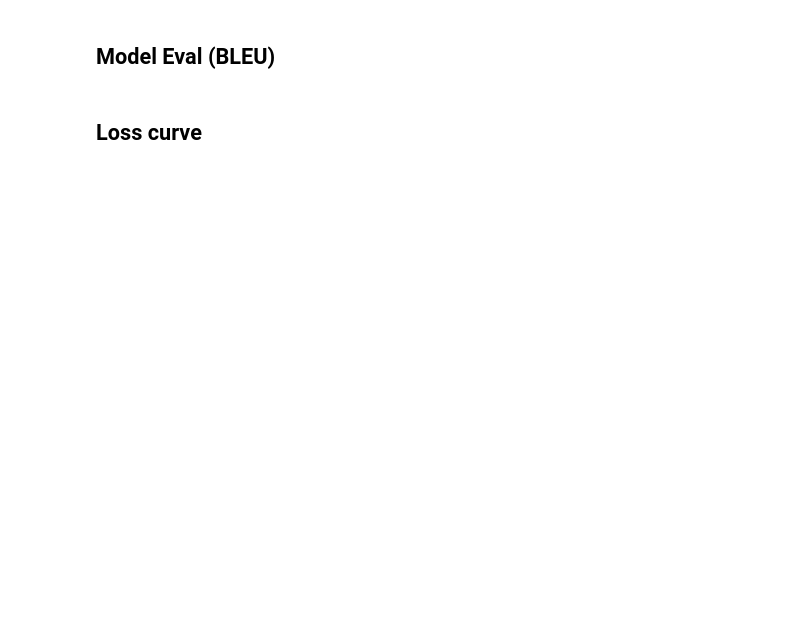
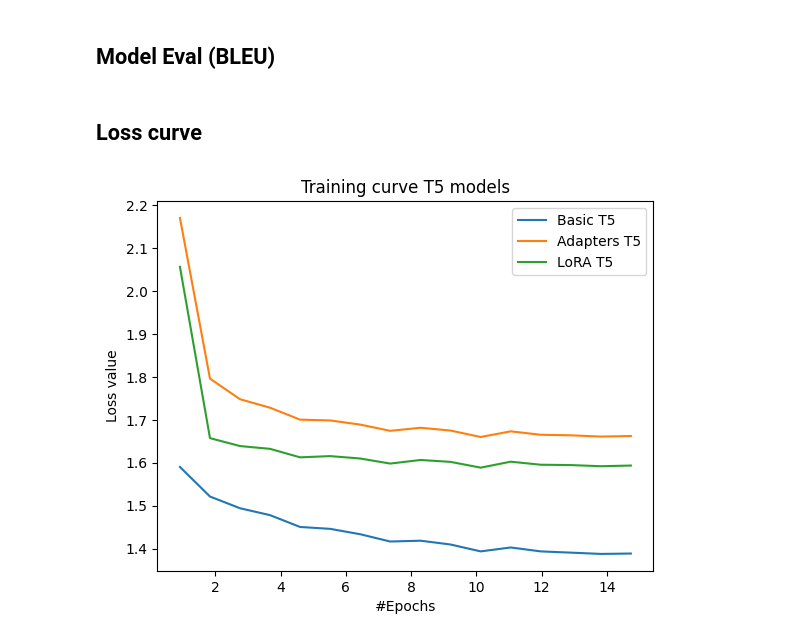
Before and after one commit to Anshumaan-Chauhan02/VST, a Jupyter notebook: Story_Generation_T5.ipynb, the cells around one changed output. Drawn from its saved outputs; the diff is of its cells as text; code cells hidden in the pictures; blank space fills up the shorter version.

```diff
--- a/Story_Generation_T5.ipynb
+++ b/Story_Generation_T5.ipynb
@@ -407,4 +379,5 @@ test_df['Input'] = test_df['Input'].apply(encode_input)
 # %%
+test_df = test_df[test_df['len']<350]
 test_df.reset_index(drop=True, inplace=True)
 # %%
 num_beams = 1
@@ -419,9 +392,9 @@ for x in decoding_strats:
   predictions = []
   references = []
   num_beams, top_p, do_sample = x
-  for idx,row in test_df.iterrows():
+  for idx in test_df.iterrows():
     references.append(test_df['Summary'].iloc[idx])
-    predictions.append(tokenizer.batch_decode(model.generate(test_df['Input'].iloc[idx], num_beams = num_beams, top_p = top_p, do_sample = do_sample, min_length = len(test_df['Summary'].iloc[idx]), max_length = len(test_df['Summary'].iloc[idx])), skip_special_tokens=True))
+    predictions.append(tokenizer.batch_decode(model.generate(test_df['Input'].iloc[idx], num_beams = num_beams, top_p = top_p, do_sample = do_sample, max_length = len(test_df['Summary'].iloc[idx])), skip_special_tokens=True))
   base_results = bleu.compute(predictions=predictions, references=references)
   results.append(base_results)
 print(results)
@@ -430,6 +403,3 @@ print(results)
 # %%
 import matplotlib.pyplot as plt
 %matplotlib inline
-# %%
-#Loading the trainer_state json file, which consists of the losses at different steps/epochs
-df = pd.read_json('Add path to the json file')
@@ -436,3 +408,6 @@ df = pd.read_json('Add path to the json file')
+# %%
+# List of different configurations of T5 model
+models = ['Basic','Adapters','LoRA']
 # %%
 #Abstraction of the loss and epochs from the log history
 def get_epoch(x):
@@ -447,6 +418,16 @@ df ['loss'] = df['log_history'].apply(get_loss)
 # %%
-#Plotting of the training loss curve for the FT Model
-plt.plot(df['epoch_number'].values, df['loss'].values)
+for i in models:
+  #Loading the trainer_state json file, which consists of the losses at different steps/epochs
+  df = pd.read_json(f'/content/drive/MyDrive/Visual Story Telling/Story_Gen_Model/{i}/checkpoint-8000/trainer_state.json')
+  #Organize in a way to extract losses and steps
+  df['epoch_number'] = df['log_history'].apply(get_epoch)
+  df ['loss'] = df['log_history'].apply(get_loss)
+  #Plotting of the training loss curve for the FT Model
+  plt.plot(df['epoch_number'].values, df['loss'].values, label = f"{i} T5")
 plt.xlabel('#Epochs')
 plt.ylabel('Loss value')
-plt.title('Training curve T5')
+plt.title('Training curve T5 models')
+plt.legend()
+plt.show()
+# %% [output]
+[figure, added]
```
Also changed, not shown: parts of 22 cells of this notebook, 2 other files.
